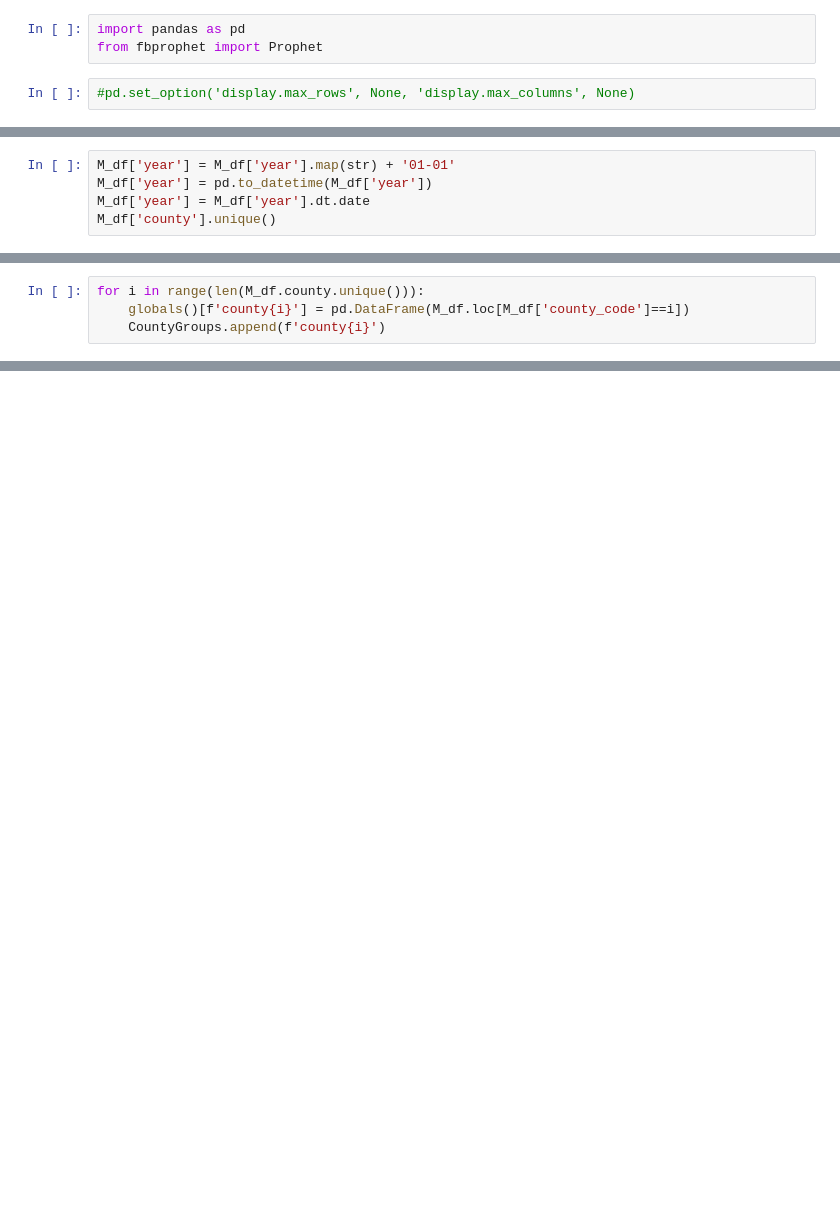
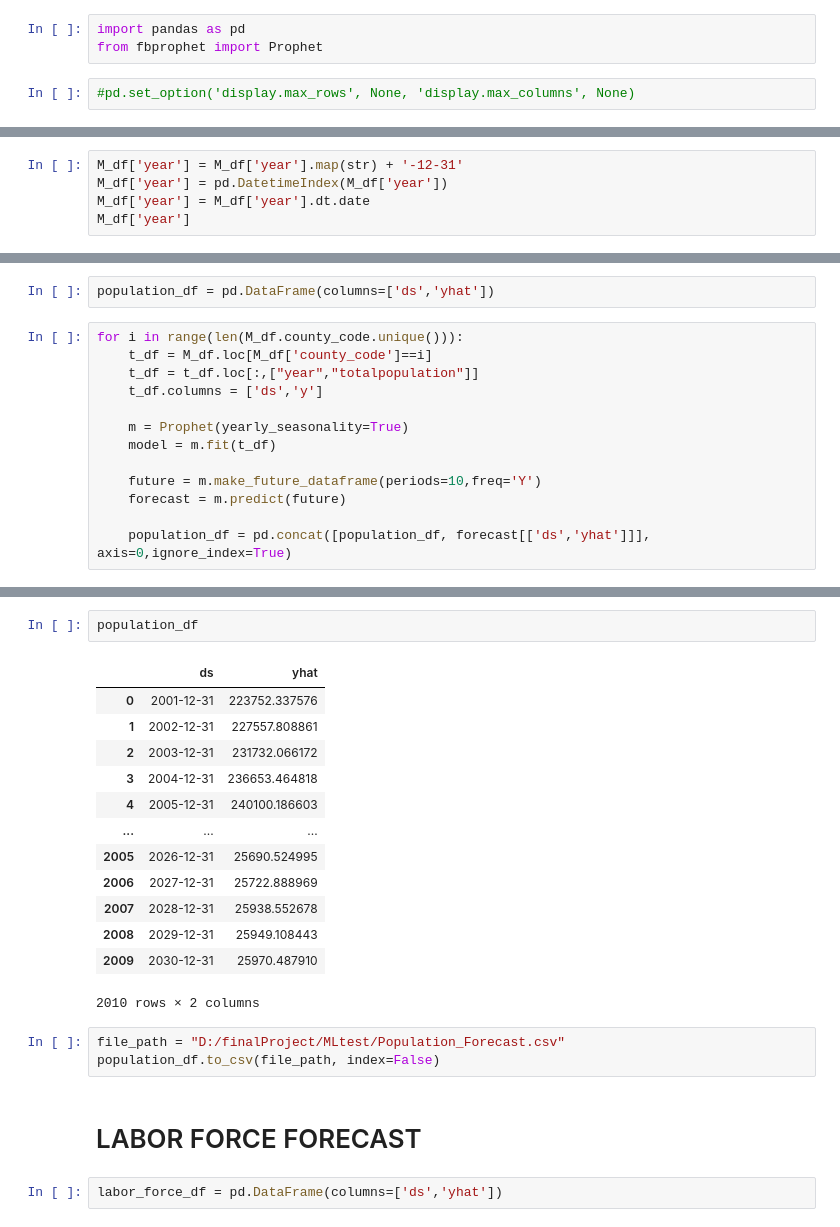
Before and after one commit to Hojo0210/finalProject, a Jupyter notebook: MLtest/Prophet.ipynb, the cells around one changed output, grey strips where cells are left out. Cells and saved outputs as stored; diff of their text form; blank space fills up the shorter version.

Commit message:
Forecast values complete

```diff
--- a/MLtest/Prophet.ipynb
+++ b/MLtest/Prophet.ipynb
@@ -30,6 +77,6 @@ dtype: object
 # %%
-M_df['year'] = M_df['year'].map(str) + '01-01'
-M_df['year'] = pd.to_datetime(M_df['year'])
+M_df['year'] = M_df['year'].map(str) + '-12-31'
+M_df['year'] = pd.DatetimeIndex(M_df['year'])
 M_df['year'] = M_df['year'].dt.date
-M_df['county'].unique()
+M_df['year']
 # %% [output]
@@ -50,4 +94,0 @@ CountyGroups = []
-# %%
-for i in range(len(M_df.county.unique())):
-    globals()[f'county{i}'] = pd.DataFrame(M_df.loc[M_df['county_code']==i])
-    CountyGroups.append(f'county{i}')
@@ -93,0 +97,15 @@ county42
+# %%
+population_df = pd.DataFrame(columns=['ds','yhat'])
+# %%
+for i in range(len(M_df.county_code.unique())):
+    t_df = M_df.loc[M_df['county_code']==i]
+    t_df = t_df.loc[:,["year","totalpopulation"]]
+    t_df.columns = ['ds','y']
+
+    m = Prophet(yearly_seasonality=True)
+    model = m.fit(t_df)
+
+    future = m.make_future_dataframe(periods=10,freq='Y')
+    forecast = m.predict(future)
+
+    population_df = pd.concat([population_df, forecast[['ds','yhat']]], axis=0,ignore_index=True)
@@ -93,0 +130,23 @@ county42
+# %%
+population_df
+# %% [output]
+|  | ds | yhat |
+| 0 | 2001-12-31 | 223752.337576 |
+| 1 | 2002-12-31 | 227557.808861 |
+| 2 | 2003-12-31 | 231732.066172 |
+| 3 | 2004-12-31 | 236653.464818 |
+| 4 | 2005-12-31 | 240100.186603 |
+| ... | ... | ... |
+| 2005 | 2026-12-31 | 25690.524995 |
+| 2006 | 2027-12-31 | 25722.888969 |
+| 2007 | 2028-12-31 | 25938.552678 |
+| 2008 | 2029-12-31 | 25949.108443 |
+| 2009 | 2030-12-31 | 25970.487910 |
+2010 rows × 2 columns
+# %%
+file_path = "D:/finalProject/MLtest/Population_Forecast.csv"
+population_df.to_csv(file_path, index=False)
+# %% [markdown]
+# LABOR FORCE FORECAST
+# %%
+labor_force_df = pd.DataFrame(columns=['ds','yhat'])
```
Also changed, not shown: parts of 32 cells of this notebook, 5 other files.
